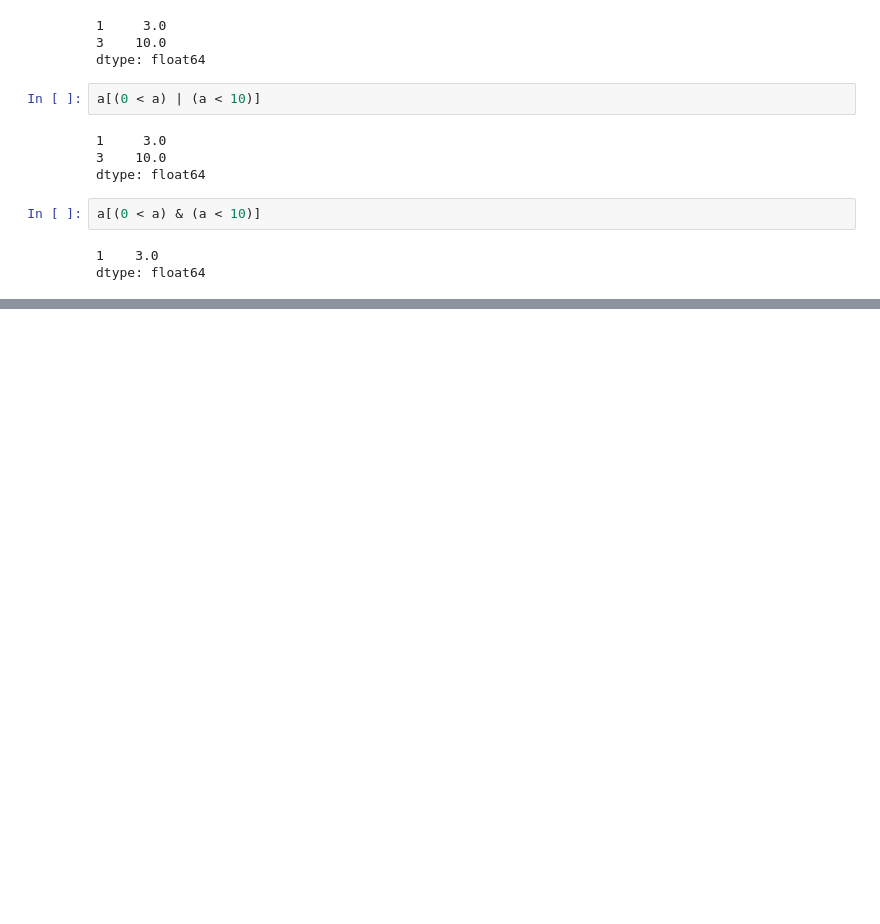
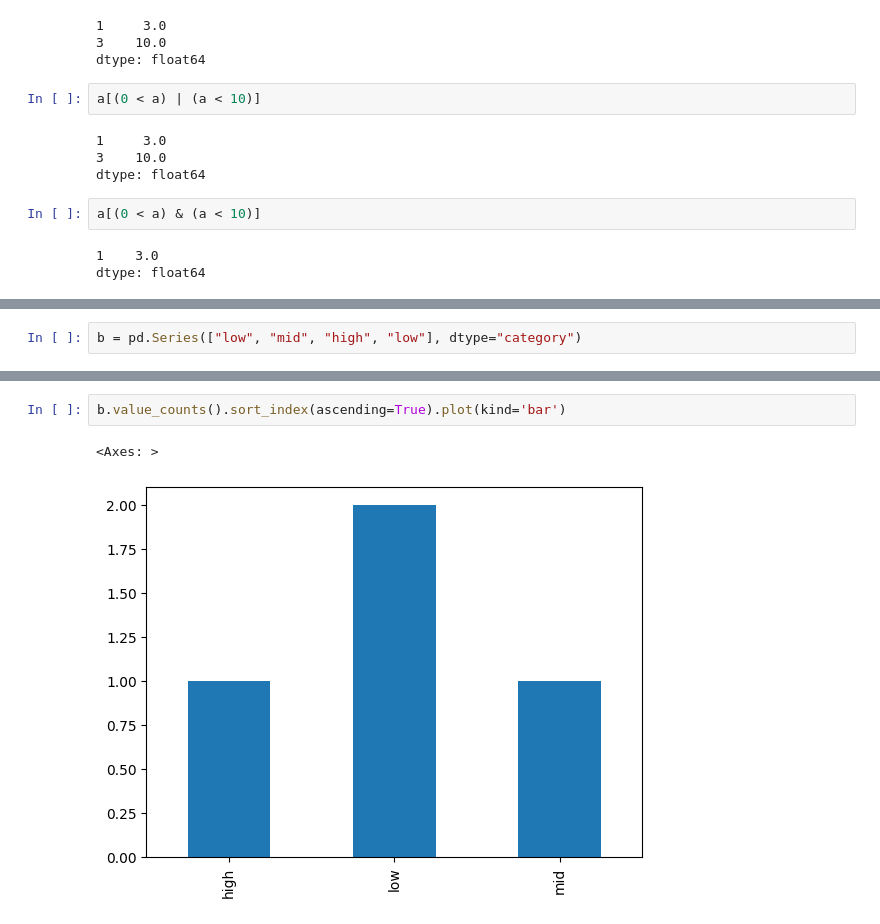
Before and after one commit to yunjichoi37/corpus-linguistics, a Jupyter notebook: 04_Python_데이터분석구조_I.ipynb, the cells around one changed output, grey strips where cells are left out. Saved outputs shown, nothing was run; the diff lists cells and outputs as text; blank space fills up the shorter version.

```diff
--- a/04_Python_데이터분석구조_I.ipynb
+++ b/04_Python_데이터분석구조_I.ipynb
@@ -400,0 +595,2 @@ dtype: float64
+# %%
+b = pd.Series(["low", "mid", "high", "low"], dtype="category")
@@ -400,0 +666,5 @@ dtype: float64
+# %%
+b.value_counts().sort_index(ascending=True).plot(kind='bar')
+# %% [output]
+<Axes: >
+[figure, added]
```
Also changed, not shown: parts of 55 cells of this notebook.
